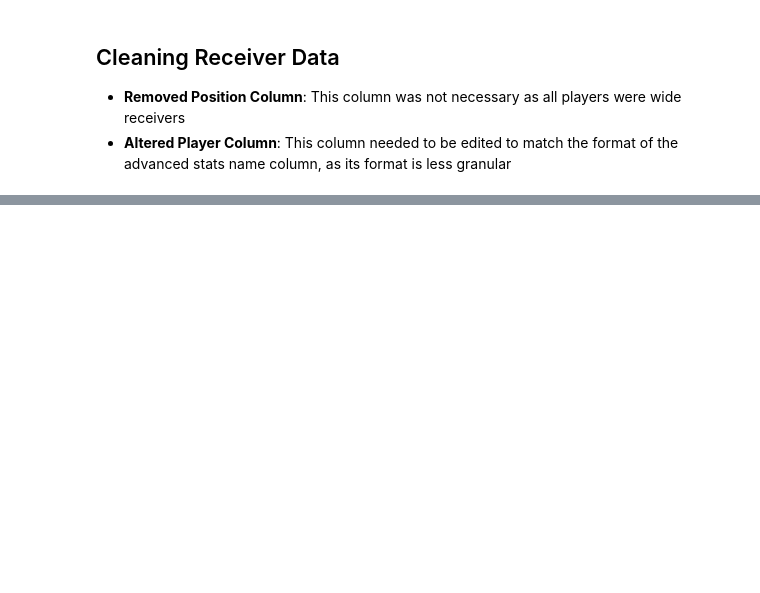
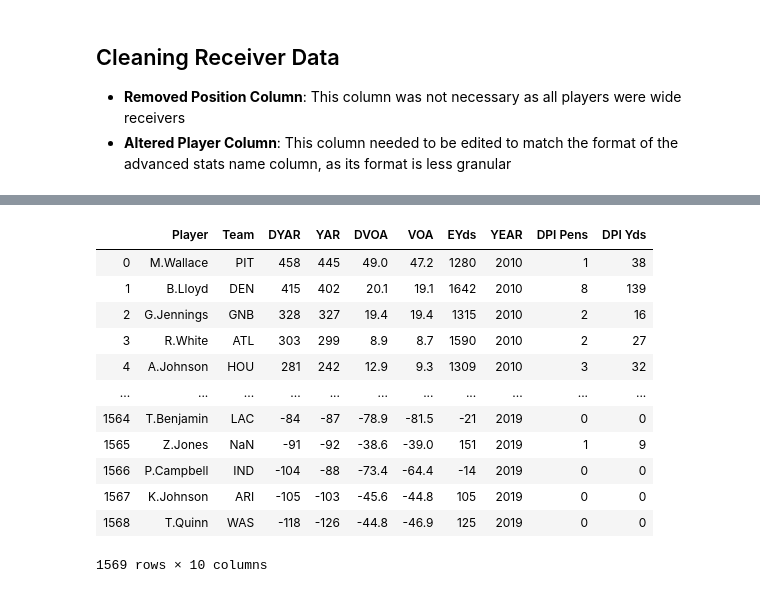
Before and after one commit to tevans-barton/WRSecondYearJumps, a Jupyter notebook: notebooks/3.0 Data Cleaning Notebook.ipynb, the cells around one changed output, grey strips where cells are left out. Saved outputs shown, nothing was run; the diff lists cells and outputs as text; code cells hidden in the pictures; blank space fills up the shorter version.

```diff
--- a/notebooks/3.0 Data Cleaning Notebook.ipynb
+++ b/notebooks/3.0 Data Cleaning Notebook.ipynb
@@ -40,0 +129,16 @@ processing.clean_stats()
+# %%
+processing.clean_adv_stats()
+# %% [output]
+|  | Player | Team | DYAR | YAR | DVOA | VOA | EYds | YEAR | DPI Pens | DPI Yds |
+| 0 | M.Wallace | PIT | 458 | 445 | 49.0 | 47.2 | 1280 | 2010 | 1 | 38 |
+| 1 | B.Lloyd | DEN | 415 | 402 | 20.1 | 19.1 | 1642 | 2010 | 8 | 139 |
+| 2 | G.Jennings | GNB | 328 | 327 | 19.4 | 19.4 | 1315 | 2010 | 2 | 16 |
+| 3 | R.White | ATL | 303 | 299 | 8.9 | 8.7 | 1590 | 2010 | 2 | 27 |
+| 4 | A.Johnson | HOU | 281 | 242 | 12.9 | 9.3 | 1309 | 2010 | 3 | 32 |
+| ... | ... | ... | ... | ... | ... | ... | ... | ... | ... | ... |
+| 1564 | T.Benjamin | LAC | -84 | -87 | -78.9 | -81.5 | -21 | 2019 | 0 | 0 |
+| 1565 | Z.Jones | NaN | -91 | -92 | -38.6 | -39.0 | 151 | 2019 | 1 | 9 |
+| 1566 | P.Campbell | IND | -104 | -88 | -73.4 | -64.4 | -14 | 2019 | 0 | 0 |
+| 1567 | K.Johnson | ARI | -105 | -103 | -45.6 | -44.8 | 105 | 2019 | 0 | 0 |
+| 1568 | T.Quinn | WAS | -118 | -126 | -44.8 | -46.9 | 125 | 2019 | 0 | 0 |
+1569 rows × 10 columns
```
Also changed, not shown: parts of 12 cells of this notebook, 4 other files.
